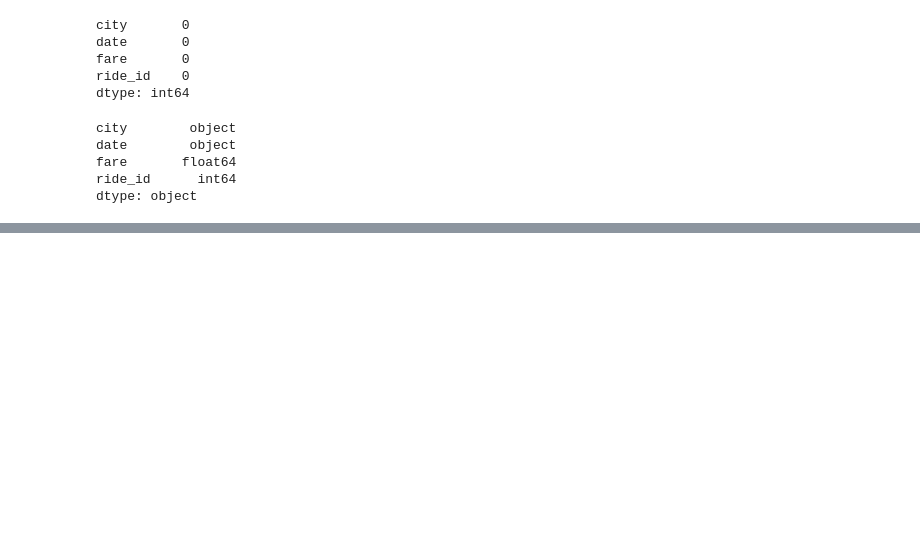
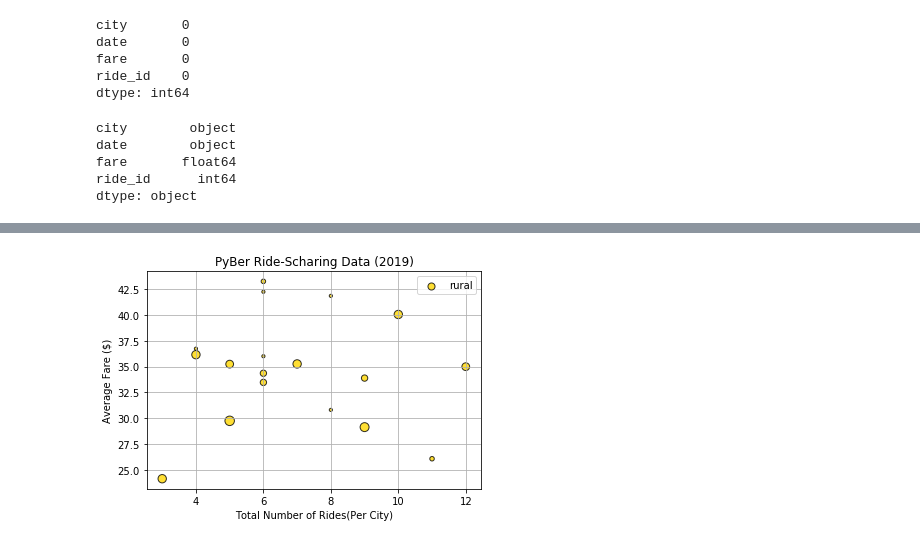
Before and after one commit to jwade688/PyBer_Analysis, a Jupyter notebook: PyBer.ipynb, the cells around one changed output, grey strips where cells are left out. Cells and saved outputs as stored; diff of their text form; code cells hidden in the pictures; blank space fills up the shorter version.

```diff
--- a/PyBer.ipynb
+++ b/PyBer.ipynb
@@ -81,0 +142,24 @@ pyber_data_df.head()
+# %%
+# Build the scatter plos for rural cities.
+plt.scatter(rural_ride_count,
+            rural_avg_fare,
+            s=10*rural_driver_count,
+            label="rural",
+            color="gold",
+           alpha=.8,
+           linewidths=1,
+           edgecolor="black")
+
+# Add a title
+plt.title("PyBer Ride-Scharing Data (2019)")
+# Label the axes
+plt.xlabel("Total Number of Rides(Per City)")
+plt.ylabel("Average Fare ($)")
+# Add gridlines
+plt.grid()
+# Add a legend
+plt.legend()
+
+plt.show()
+# %% [output]
+[figure, added]
```
Also changed, not shown: parts of 9 cells of this notebook, 1 other file.
